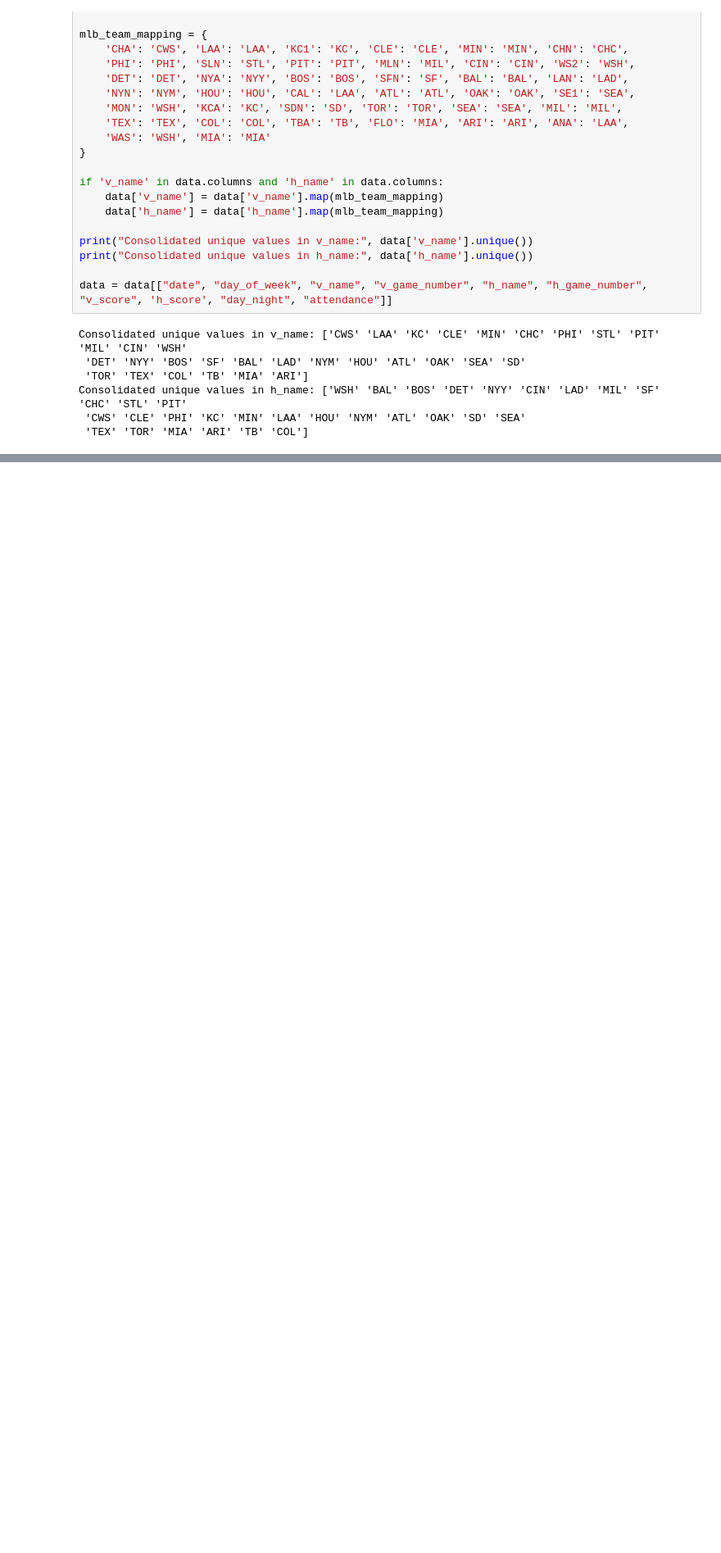
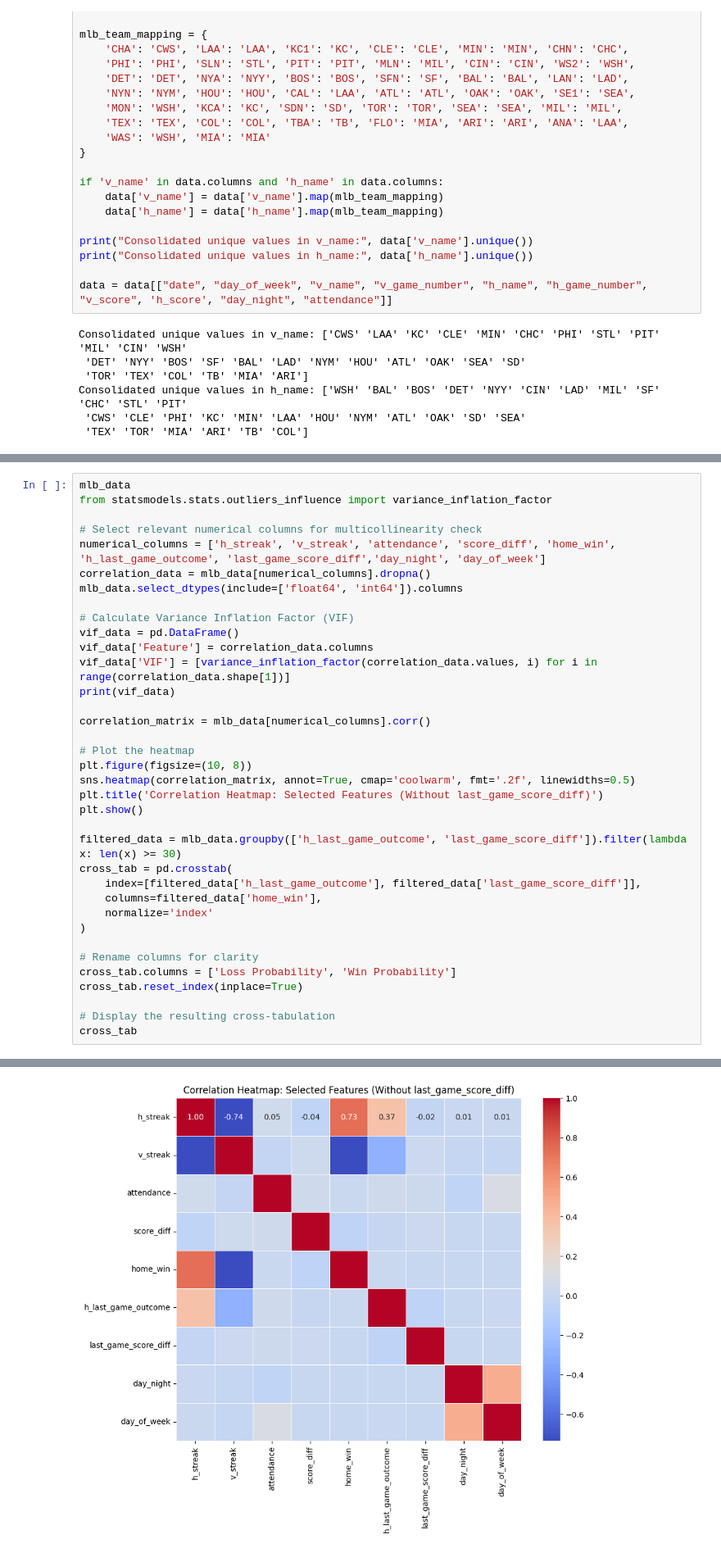
Before and after one commit to kmaran3/MGT6203, a Jupyter notebook: project.ipynb, the cells around one changed output, grey strips where cells are left out. Shown: that part at 82% size. Drawn from its saved outputs; the diff is of its cells as text; blank space fills up the shorter version.

Commit message:
Numerical Variables

```diff
--- a/project.ipynb
+++ b/project.ipynb
@@ -300,0 +214,37 @@ print(report)
+# %%
+mlb_data
+from statsmodels.stats.outliers_influence import variance_inflation_factor
+
+# Select relevant numerical columns for multicollinearity check
+numerical_columns = ['h_streak', 'v_streak', 'attendance', 'score_diff', 'home_win', 'h_last_game_outcome', 'last_game_score_diff','day_night', 'day_of_week']
+correlation_data = mlb_data[numerical_columns].dropna()
+mlb_data.select_dtypes(include=['float64', 'int64']).columns
+
+# Calculate Variance Inflation Factor (VIF)
+vif_data = pd.DataFrame()
+vif_data['Feature'] = correlation_data.columns
+vif_data['VIF'] = [variance_inflation_factor(correlation_data.values, i) for i in range(correlation_data.shape[1])]
+print(vif_data)
+
+correlation_matrix = mlb_data[numerical_columns].corr()
+
+# Plot the heatmap
+plt.figure(figsize=(10, 8))
+sns.heatmap(correlation_matrix, annot=True, cmap='coolwarm', fmt='.2f', linewidths=0.5)
+plt.title('Correlation Heatmap: Selected Features (Without last_game_score_diff)')
+plt.show()
+
+filtered_data = mlb_data.groupby(['h_last_game_outcome', 'last_game_score_diff']).filter(lambda x: len(x) >= 30)
+cross_tab = pd.crosstab(
+    index=[filtered_data['h_last_game_outcome'], filtered_data['last_game_score_diff']],
+    columns=filtered_data['home_win'],
+    normalize='index'
+)
+
+# Rename columns for clarity
+cross_tab.columns = ['Loss Probability', 'Win Probability']
+cross_tab.reset_index(inplace=True)
+
+# Display the resulting cross-tabulation
+cross_tab
+# %% [output]
@@ -300,0 +261 @@ print(report)
+[figure, added]
```
Also changed, not shown: parts of 7 cells of this notebook.
